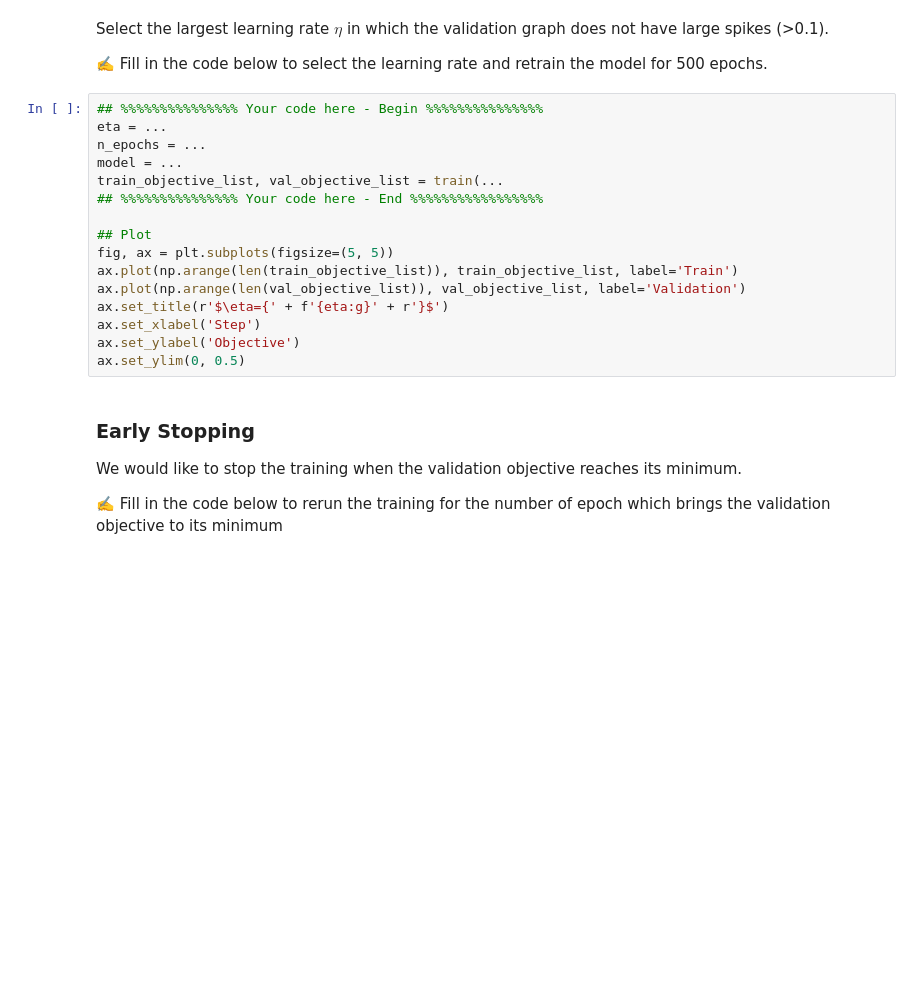
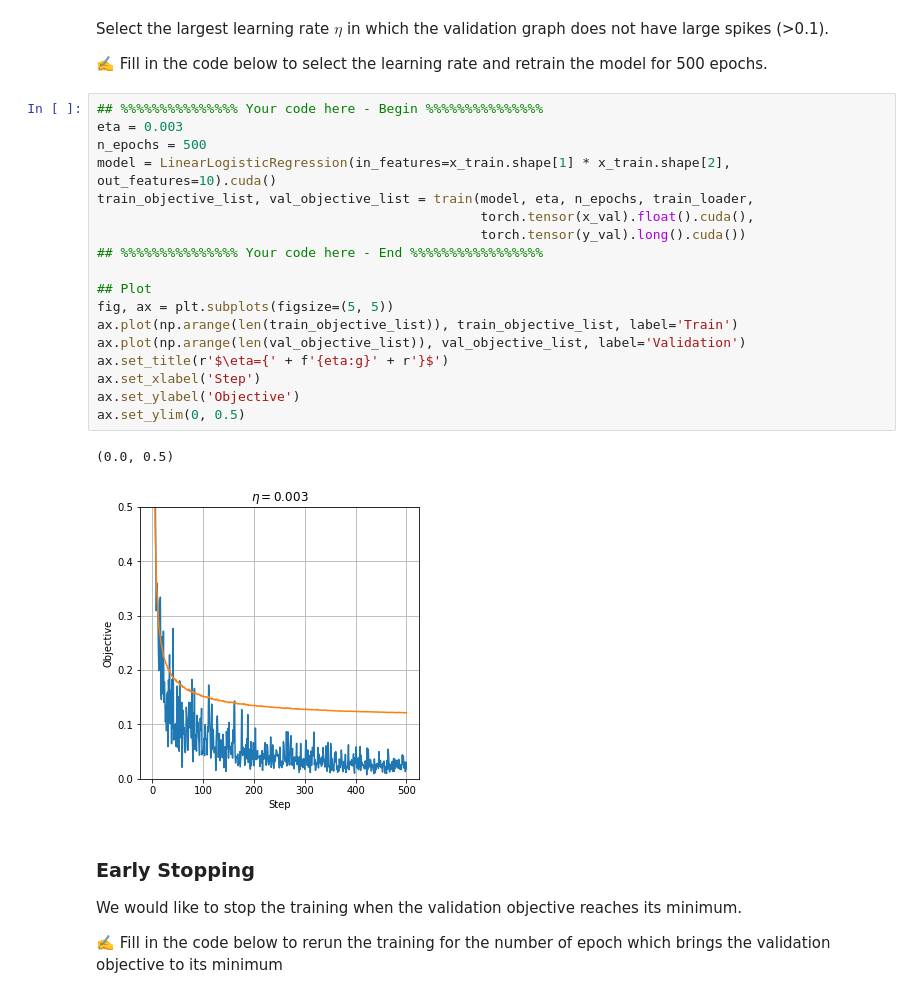
Before and after one commit to nateRot/portfolio, a Jupyter notebook: Assignments/assignment_5/assignment_5.ipynb, the cells around one changed output. Saved outputs shown, nothing was run; the diff lists cells and outputs as text; blank space fills up the shorter version.

```diff
--- a/Assignments/assignment_5/assignment_5.ipynb
+++ b/Assignments/assignment_5/assignment_5.ipynb
@@ -473,20 +557,25 @@ Select the largest learning rate $\eta$ in which the validation graph does not h
 ✍️ Fill in the code below to select the learning rate and retrain the model for 500 epochs.
 # %%
 ## %%%%%%%%%%%%%%% Your code here - Begin %%%%%%%%%%%%%%%
-eta = ...
-n_epochs = ...
-model = ...
-train_objective_list, val_objective_list = train(...
+eta = 0.003
+n_epochs = 500
+model = LinearLogisticRegression(in_features=x_train.shape[1] * x_train.shape[2], out_features=10).cuda()
+train_objective_list, val_objective_list = train(model, eta, n_epochs, train_loader,
+                                                 torch.tensor(x_val).float().cuda(),
+                                                 torch.tensor(y_val).long().cuda())
 ## %%%%%%%%%%%%%%% Your code here - End %%%%%%%%%%%%%%%%%
 
 ## Plot
 fig, ax = plt.subplots(figsize=(5, 5))
 ax.plot(np.arange(len(train_objective_list)), train_objective_list, label='Train')
 ax.plot(np.arange(len(val_objective_list)), val_objective_list, label='Validation')
 ax.set_title(r'$\eta={' + f'{eta:g}' + r'}$')
 ax.set_xlabel('Step')
 ax.set_ylabel('Objective')
 ax.set_ylim(0, 0.5)
+# %% [output]
+(0.0, 0.5)
+[figure, added]
 # %% [markdown]
 ### Early Stopping
 
```
Also changed, not shown: parts of 17 cells of this notebook.
